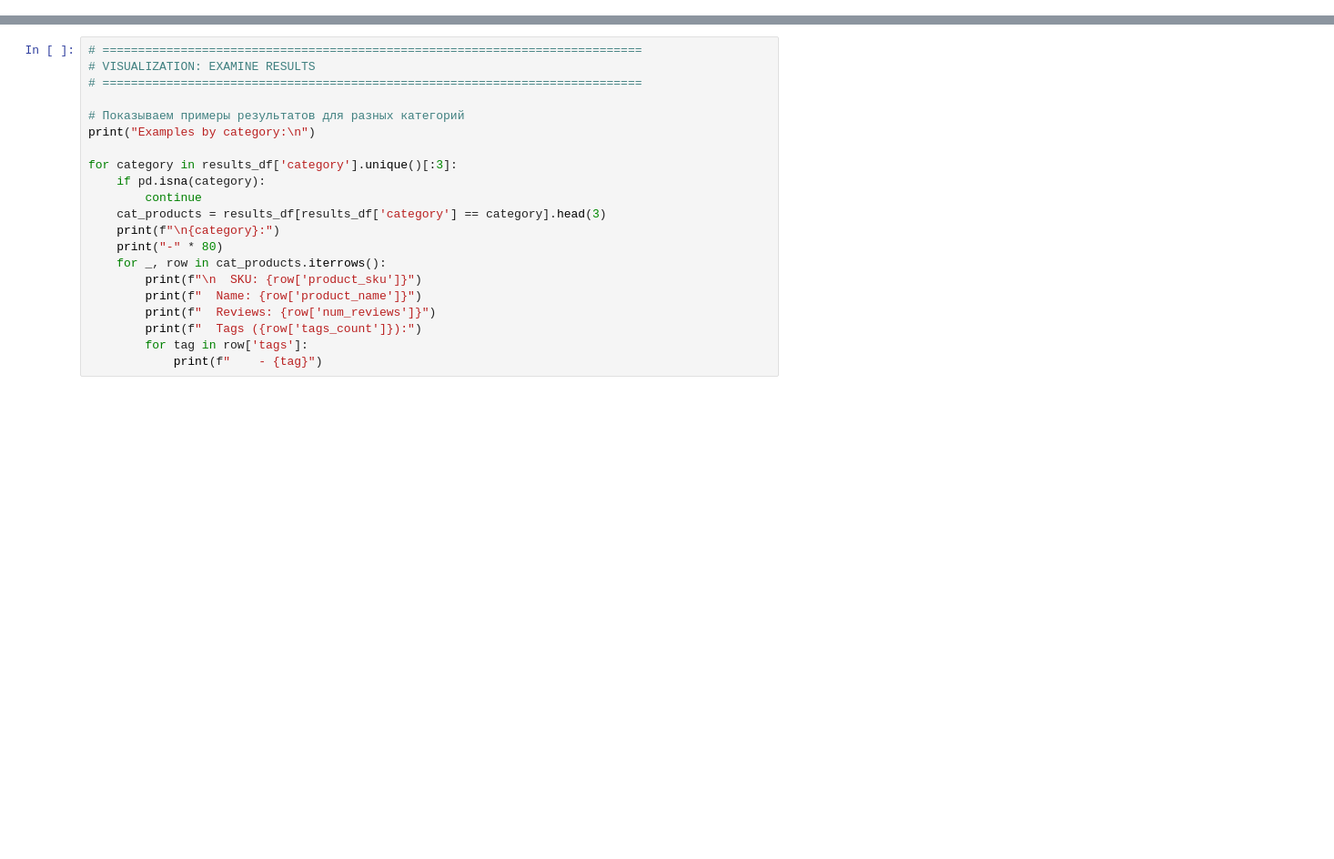
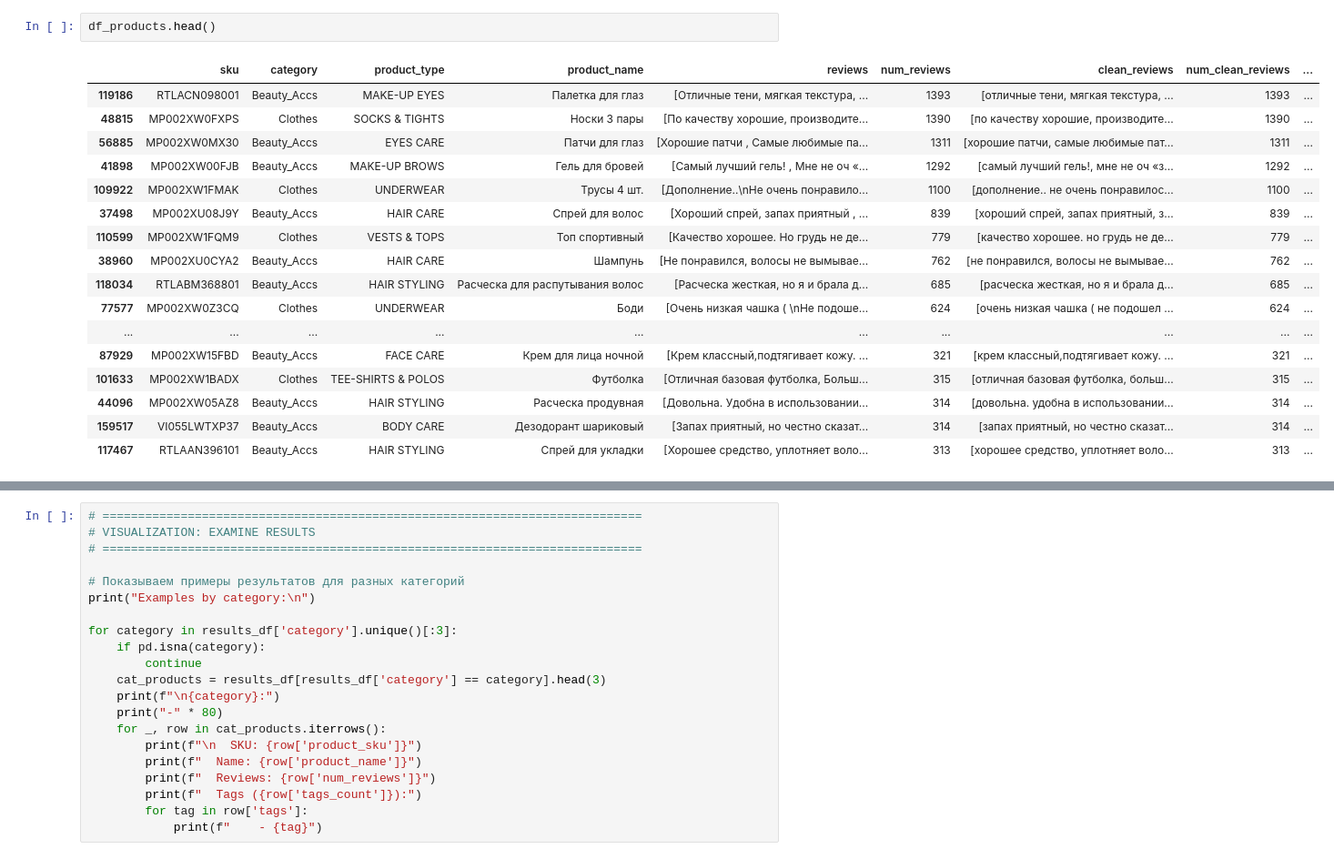
Before and after one commit to adaniarov/bootcamp-lamoda, a Jupyter notebook: notebooks/01 experiment.ipynb, the cells around one changed output, grey strips where cells are left out. Shown: that part at 91% size. Saved outputs shown, nothing was run; the diff lists cells and outputs as text; blank space fills up the shorter version.

```diff
--- a/notebooks/01 experiment.ipynb
+++ b/notebooks/01 experiment.ipynb
@@ -16,3 +24,23 @@ warnings.filterwarnings('ignore')
+# %%
+df_products.head()
+# %% [output]
+|  | sku | category | product_type | product_name | reviews | num_reviews | clean_reviews | num_clean_reviews | ... |
+| 119186 | RTLACN098001 | Beauty_Accs | MAKE-UP EYES | Палетка для глаз | [Отличные тени, мягкая текстура, ... | 1393 | [отличные тени, мягкая текстура, ... | 1393 | ... |
+| 48815 | MP002XW0FXPS | Clothes | SOCKS & TIGHTS | Носки 3 пары | [По качеству хорошие, производите... | 1390 | [по качеству хорошие, производите... | 1390 | ... |
+| 56885 | MP002XW0MX30 | Beauty_Accs | EYES CARE | Патчи для глаз | [Хорошие патчи , Самые любимые па... | 1311 | [хорошие патчи, самые любимые пат... | 1311 | ... |
+| 41898 | MP002XW00FJB | Beauty_Accs | MAKE-UP BROWS | Гель для бровей | [Самый лучший гель! , Мне не оч «... | 1292 | [самый лучший гель!, мне не оч «з... | 1292 | ... |
+| 109922 | MP002XW1FMAK | Clothes | UNDERWEAR | Трусы 4 шт. | [Дополнение..\nНе очень понравило... | 1100 | [дополнение.. не очень понравилос... | 1100 | ... |
+| 37498 | MP002XU08J9Y | Beauty_Accs | HAIR CARE | Спрей для волос | [Хороший спрей, запах приятный , ... | 839 | [хороший спрей, запах приятный, з... | 839 | ... |
+| 110599 | MP002XW1FQM9 | Clothes | VESTS & TOPS | Топ спортивный | [Качество хорошее. Но грудь не де... | 779 | [качество хорошее. но грудь не де... | 779 | ... |
+| 38960 | MP002XU0CYA2 | Beauty_Accs | HAIR CARE | Шампунь | [Не понравился, волосы не вымывае... | 762 | [не понравился, волосы не вымывае... | 762 | ... |
+| 118034 | RTLABM368801 | Beauty_Accs | HAIR STYLING | Расческа для распутывания волос | [Расческа жесткая, но я и брала д... | 685 | [расческа жесткая, но я и брала д... | 685 | ... |
+| 77577 | MP002XW0Z3CQ | Clothes | UNDERWEAR | Боди | [Очень низкая чашка ( \nНе подоше... | 624 | [очень низкая чашка ( не подошел ... | 624 | ... |
+| ... | ... | ... | ... | ... | ... | ... | ... | ... | ... |
+| 87929 | MP002XW15FBD | Beauty_Accs | FACE CARE | Крем для лица ночной | [Крем классный,подтягивает кожу. ... | 321 | [крем классный,подтягивает кожу. ... | 321 | ... |
+| 101633 | MP002XW1BADX | Clothes | TEE-SHIRTS & POLOS | Футболка | [Отличная базовая футболка, Больш... | 315 | [отличная базовая футболка, больш... | 315 | ... |
+| 44096 | MP002XW05AZ8 | Beauty_Accs | HAIR STYLING | Расческа продувная | [Довольна. Удобна в использовании... | 314 | [довольна. удобна в использовании... | 314 | ... |
+| 159517 | VI055LWTXP37 | Beauty_Accs | BODY CARE | Дезодорант шариковый | [Запах приятный, но честно сказат... | 314 | [запах приятный, но честно сказат... | 314 | ... |
+| 117467 | RTLAAN396101 | Beauty_Accs | HAIR STYLING | Спрей для укладки | [Хорошее средство, уплотняет воло... | 313 | [хорошее средство, уплотняет воло... | 313 | ... |
 # %%
 # ============================================================================
 # PROJECT SETUP & MODEL INITIALIZATION
```
Also changed, not shown: parts of 17 cells of this notebook, 14 other files.
